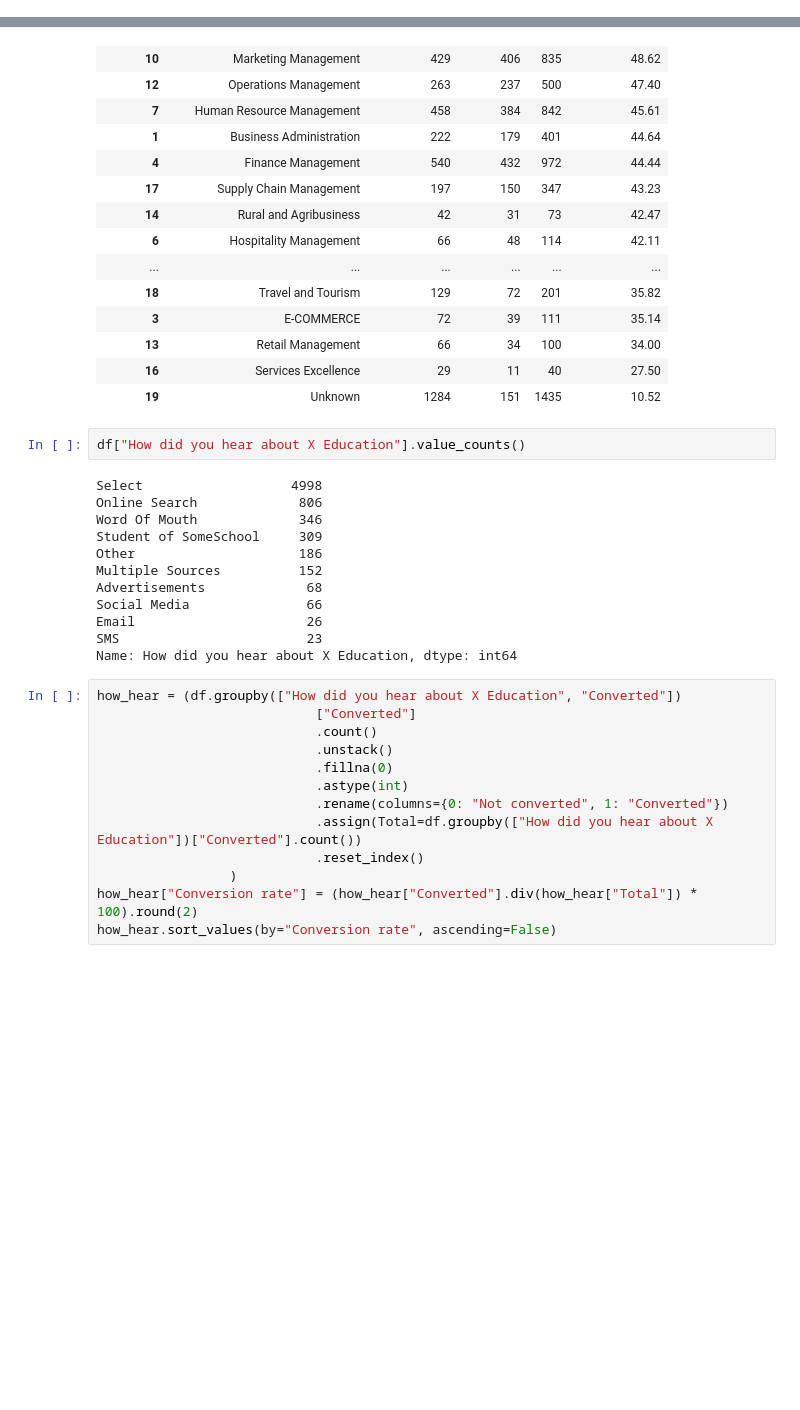
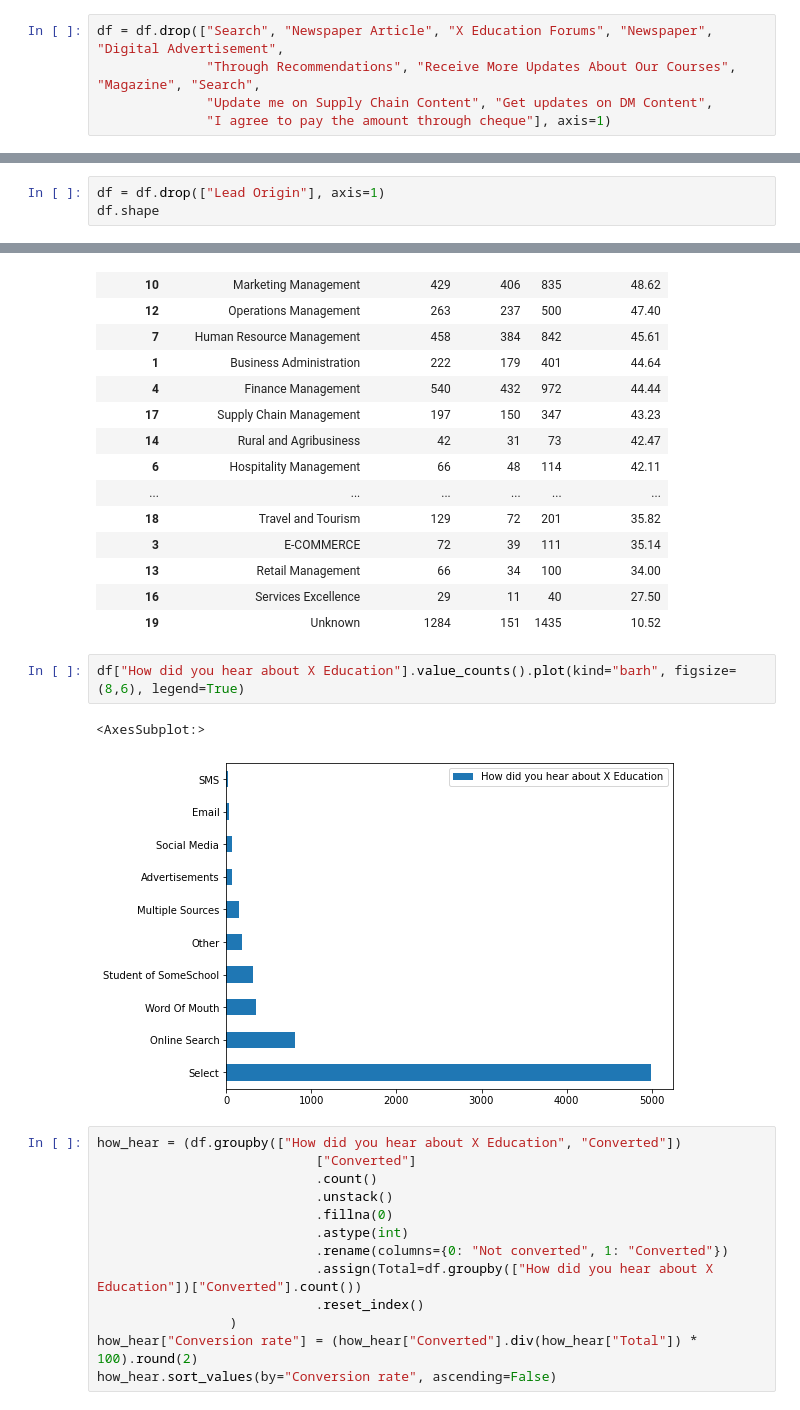
Before and after one commit to hyunjun33/Funnel_Analysis, a Jupyter notebook: Acquisition Analysis.ipynb, the cells around one changed output, grey strips where cells are left out. Cells and saved outputs as stored; diff of their text form; blank space fills up the shorter version.

```diff
--- a/Acquisition Analysis.ipynb
+++ b/Acquisition Analysis.ipynb
@@ -119,3 +175,8 @@ Index(['Lead Number', 'Lead Origin', 'Lead Source', 'Do Not Email',
+# %%
+df = df.drop(["Search", "Newspaper Article", "X Education Forums", "Newspaper", "Digital Advertisement",
+              "Through Recommendations", "Receive More Updates About Our Courses", "Magazine", "Search",
+              "Update me on Supply Chain Content", "Get updates on DM Content",
+              "I agree to pay the amount through cheque"], axis=1)
 # %%
 df["Lead Origin"].value_counts(dropna=False)
 # %% [output]
@@ -125,3 +186,6 @@ Lead Add Form               718
 Lead Import                  55
 Quick Add Form                1
 Name: Lead Origin, dtype: int64
+# %%
+df = df.drop(["Lead Origin"], axis=1)
+df.shape
@@ -372,19 +438,10 @@ specialization.sort_values(by="Conversion rate", ascending=False)
 | 16 | Services Excellence | 29 | 11 | 40 | 27.50 |
 | 19 | Unknown | 1284 | 151 | 1435 | 10.52 |
 # %%
-df["How did you hear about X Education"].value_counts()
+df["How did you hear about X Education"].value_counts().plot(kind="barh", figsize=(8,6), legend=True)
 # %% [output]
-Select                   4998
-Online Search             806
-Word Of Mouth             346
-Student of SomeSchool     309
-Other                     186
-Multiple Sources          152
-Advertisements             68
-Social Media               66
-Email                      26
-SMS                        23
-Name: How did you hear about X Education, dtype: int64
+<AxesSubplot:>
+[figure, added]
 # %%
 how_hear = (df.groupby(["How did you hear about X Education", "Converted"])
                             ["Converted"]
```
Also changed, not shown: parts of 34 cells of this notebook.
